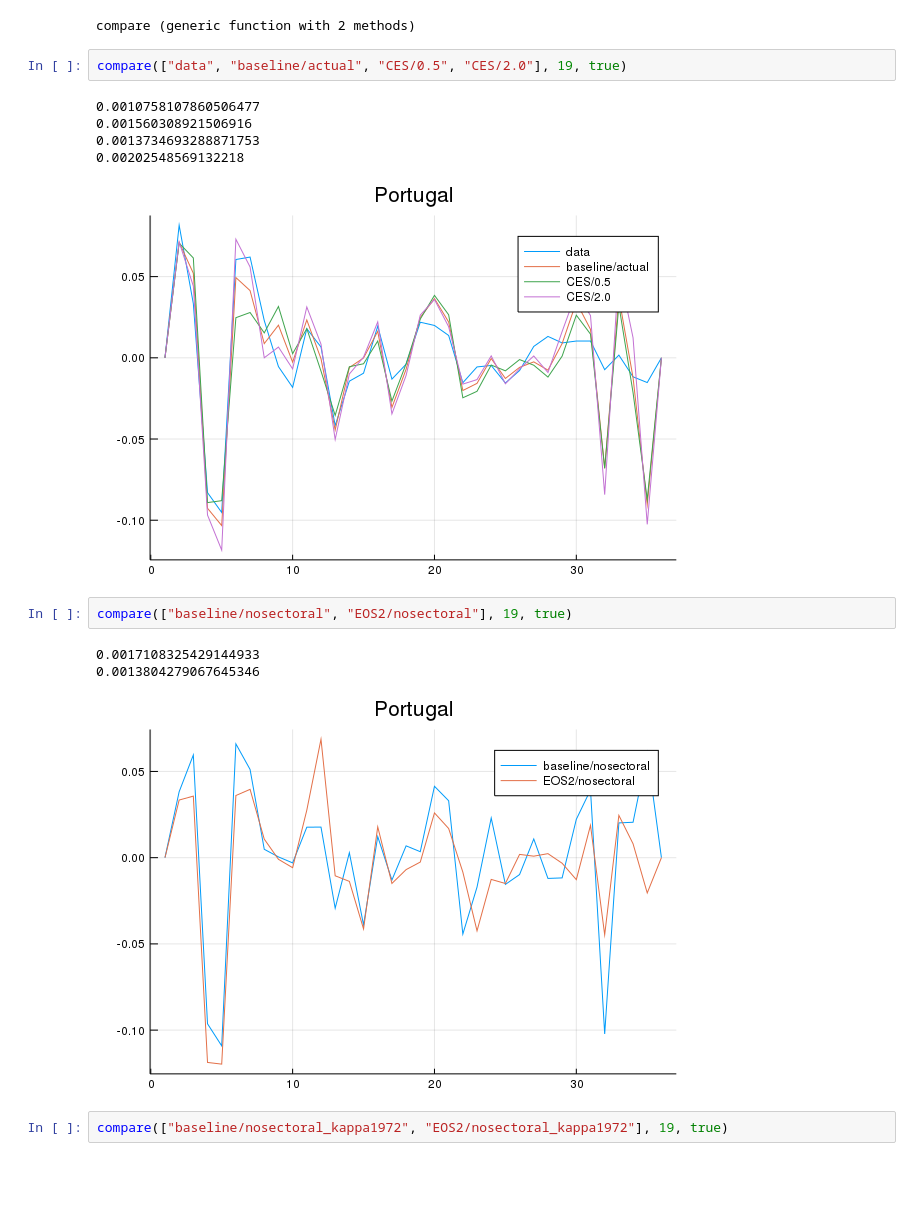
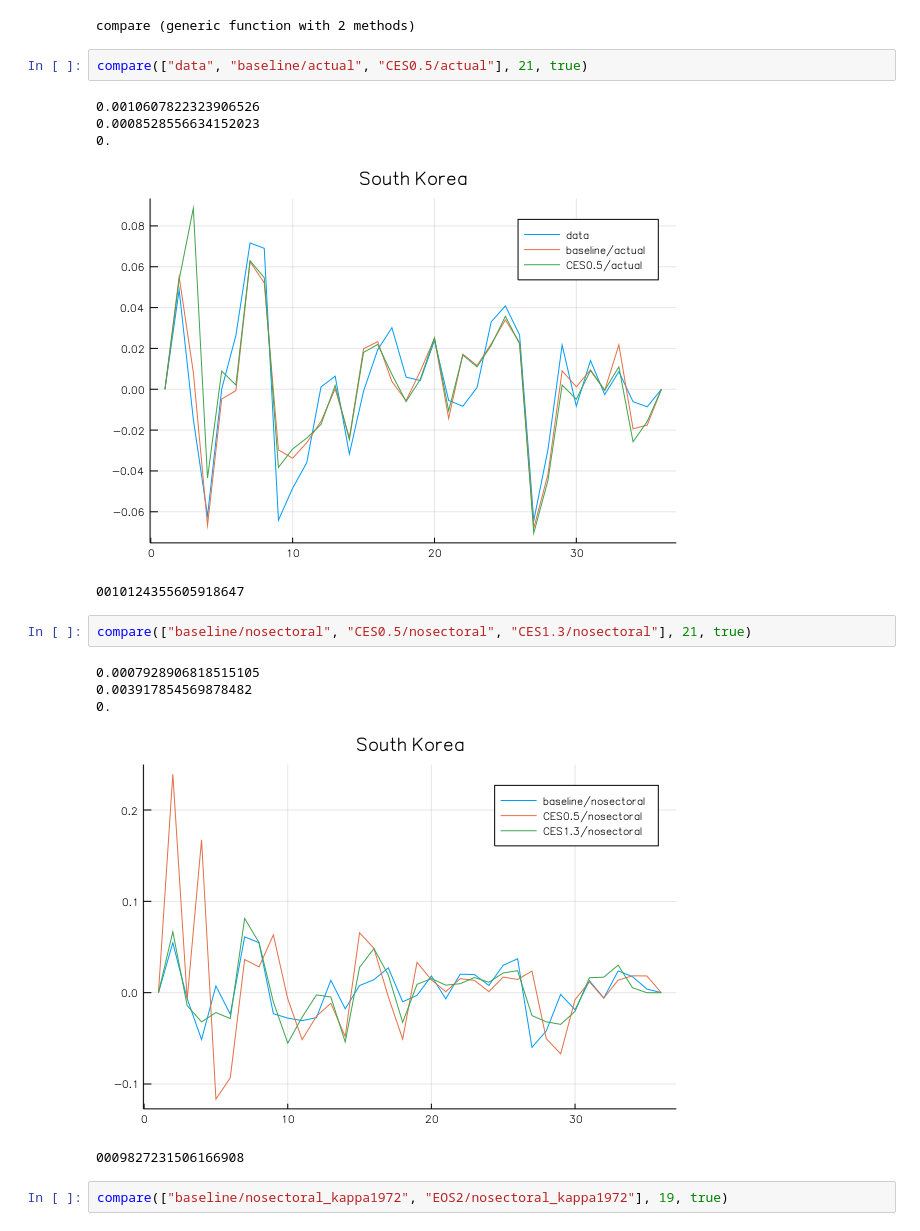
Before and after one commit to korenmiklos/impvol-julia, a Jupyter notebook: notebooks/Compare scenarios.ipynb, the cells around one changed output. Drawn from its saved outputs; the diff is of its cells as text; blank space fills up the shorter version.

```diff
--- a/notebooks/Compare scenarios.ipynb
+++ b/notebooks/Compare scenarios.ipynb
@@ -66,19 +64,21 @@ end
 # %% [output]
 compare (generic function with 2 methods)
 # %%
-compare(["data", "baseline/actual", "CES/0.5", "CES/2.0"], 19, true)
+compare(["data", "baseline/actual", "CES0.5/actual"], 21, true)
 # %% [output]
-0.0010758107860506477
-0.001560308921506916
-0.0013734693288871753
-0.00202548569132218
+0.0010607822323906526
+0.0008528556634152023
+0.
-[figure, old version]
+[figure, new version]
+0010124355605918647
 # %%
-compare(["baseline/nosectoral", "EOS2/nosectoral"], 19, true)
+compare(["baseline/nosectoral", "CES0.5/nosectoral", "CES1.3/nosectoral"], 21, true)
 # %% [output]
-0.0017108325429144933
-0.0013804279067645346
+0.0007928906818515105
+0.003917854569878482
+0.
-[figure, old version]
+[figure, new version]
+0009827231506166908
 # %%
 compare(["baseline/nosectoral_kappa1972", "EOS2/nosectoral_kappa1972"], 19, true)
 # %% [output]
```
Also changed, not shown: parts of 1 cell of this notebook, 20 other files.
